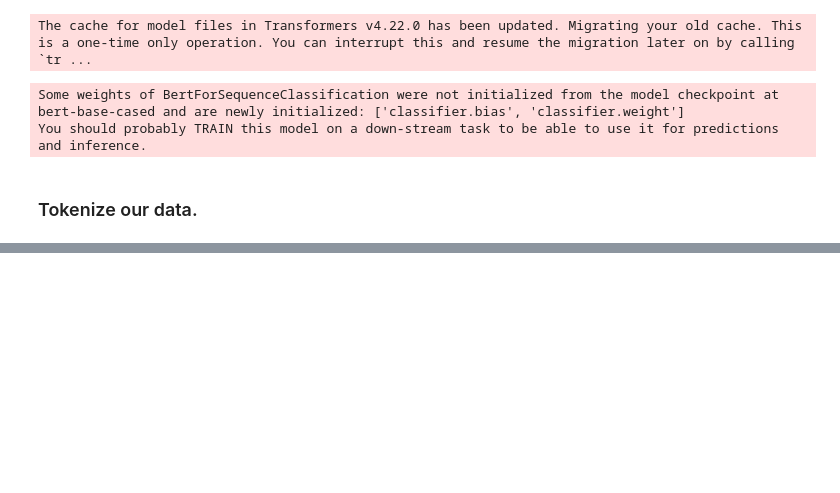
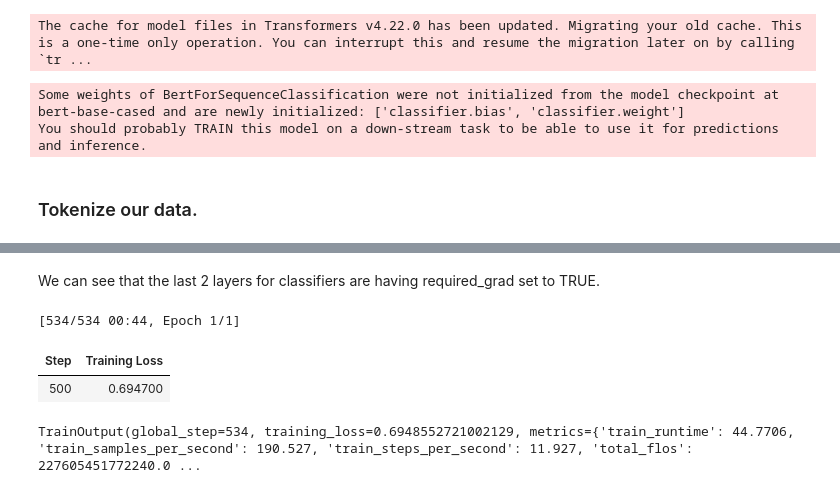
Before and after one commit to NewCodeLearner/HandsOnLLM-Projects, a Jupyter notebook: 12_Finetuning_BERT_Model.ipynb, the cells around one changed output, grey strips where cells are left out. Drawn from its saved outputs; the diff is of its cells as text; code cells hidden in the pictures; blank space fills up the shorter version.

```diff
--- a/12_Finetuning_BERT_Model.ipynb
+++ b/12_Finetuning_BERT_Model.ipynb
@@ -47,0 +111,4 @@ tokenized_test = test_data.map(preprocess_function, batched=True)
+# %%
+# Load Model and Tokenizer
+model = AutoModelForSequenceClassification.from_pretrained(model_id, num_labels=2)
+tokenizer = AutoTokenizer.from_pretrained(model_id)
@@ -47,0 +172,21 @@ tokenized_test = test_data.map(preprocess_function, batched=True)
+# %% [markdown]
+We can see that the last 2 layers for classifiers are having required_grad set to TRUE.
+# %%
+from transformers import TrainingArguments, Trainer
+
+# Trainer which executes the training process
+trainer = Trainer(
+   model=model,
+   args=training_args,
+   train_dataset=tokenized_train,
+   eval_dataset=tokenized_test,
+   tokenizer=tokenizer,
+   data_collator=data_collator,
+   compute_metrics=compute_metrics,
+)
+trainer.train()
+# %% [output]
+[534/534 00:44, Epoch 1/1]
+| Step | Training Loss |
+| 500 | 0.694700 |
+TrainOutput(global_step=534, training_loss=0.6948552721002129, metrics={'train_runtime': 44.7706, 'train_samples_per_second': 190.527, 'train_steps_per_second': 11.927, 'total_flos': 227605451772240.0 ...
```
Also changed, not shown: parts of 13 cells of this notebook.
